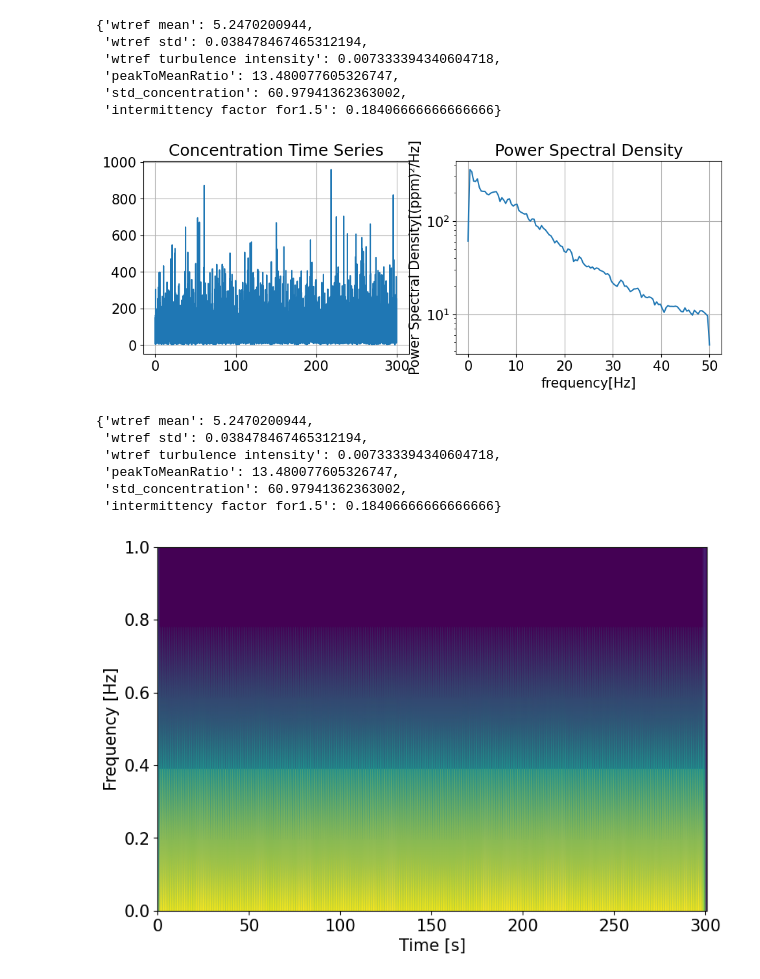
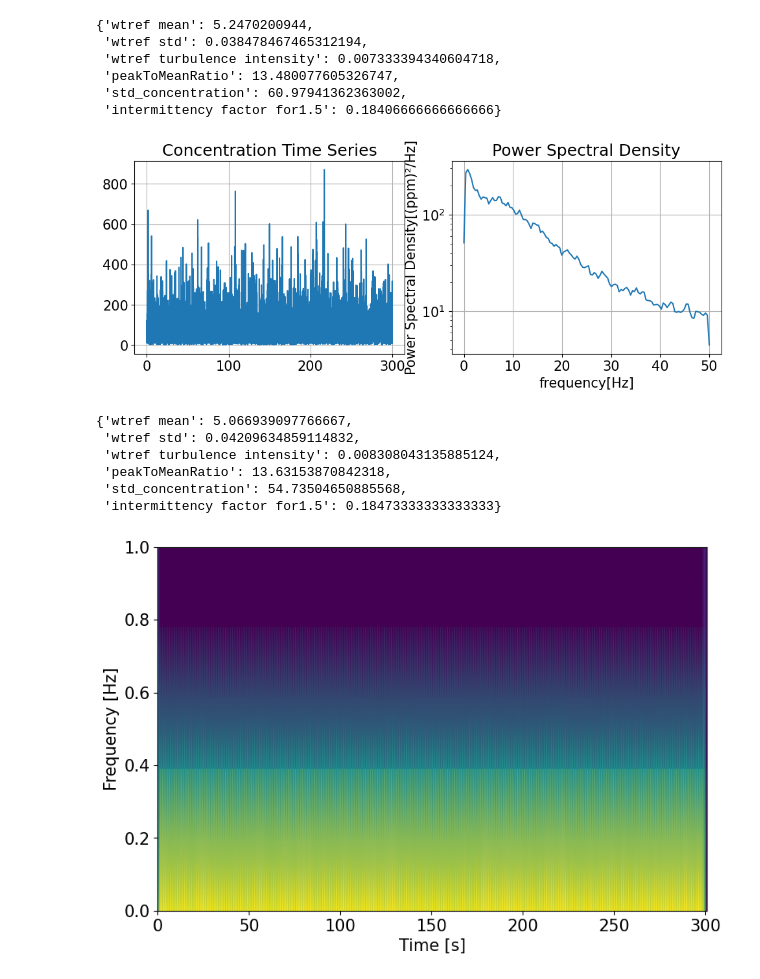
Before and after one commit to noradoralaexploradora/windtunnelsofware, a Jupyter notebook: DataAnalysis.ipynb, the cells around one changed output. Drawn from its saved outputs; the diff is of its cells as text; code cells hidden in the pictures.

```diff
--- a/DataAnalysis.ipynb
+++ b/DataAnalysis.ipynb
@@ -26,7 +26,7 @@ import windtunnel as wt
 #Path to your input data
 #path = f"{path_dir}/Users/norakaiser/Masterthesis/testdata/raw_val"
 #/test_meas
-path = f"{path_dir}/measurements/Auswertung/x50y0z10"
+path = f"{path_dir}/measurements/Point1"
 # Name of your measurement files prefix
 namelist = ['UBA_thesis_']
 
@@ -48,7 +48,7 @@ output_path = f"{path}/results"
 #Name of csv file which contains ambient conditions data. Multiple diff. ambient conditions for diff datasets can be read-in at ones
 #If no file given or configuration wrong, the program ressorts to try reading-in given values manually below.
 #csv_file='ambient_conditions.csv'
-csv_file= f"{path}/ambient_conditions_allconf_x50y0z10.csv"
+csv_file= f"{path}/ambient_conditions_point1.csv"
 parameters_PerFolder = False  #True=for each folder/namelist entry new column, False: for each ts one column entry
 # %%
 #Variables and Parameters set for all ts, if no ambient_conditions.csv file overgiven
@@ -199,7 +199,8 @@ for name in namelist:
                                                temperature=temperature,
                                                calibration_curve=calibration_curve,
                                                mass_flow_controller=mass_flow_controller,
-                                               calibration_factor=calibration_factor, config_name=config_name)
+                                               calibration_factor=calibration_factor,
+                                               config_name=config_name)
 
 #wdir,0,5
 # %% [output]
@@ -386,27 +387,27 @@ conc_ts[name][file].analyze_concentration_fluctuations(dimensionless="False",
  'intermittency factor for1.5': 0.18406666666666666}
 # %%
 # Vorher explizit Intermittency berechnen – damit threshold richtig gesetzt wird
-conc_ts[name][file].calculate_intermittency(
+conc_ts[namelist[0]]["UBA_thesis_001.ts#2"].calculate_intermittency(
     threshold_type="ratio",         # oder "absolute"
     threshold_method="mean",        # oder "std"
     threshold_factor=1.5,
     dimensionless=False
 )
 
 # Jetzt sollte analyze... ohne Fehler laufen
-conc_ts[name][file].analyze_concentration_fluctuations(
+conc_ts[namelist[0]]["UBA_thesis_001.ts#2"].analyze_concentration_fluctuations(
     dimensionless=False,
     threshold_type="ratio",
     threshold_method="mean",
     intermittency_threshold=1.5)
 # %% [output]
-[figure, old version]
+[figure, new version]
-{'wtref mean': 5.2470200944,
- 'wtref std': 0.038478467465312194,
- 'wtref turbulence intensity': 0.007333394340604718,
- 'peakToMeanRatio': 13.480077605326747,
- 'std_concentration': 60.97941362363002,
- 'intermittency factor for1.5': 0.18406666666666666}
+{'wtref mean': 5.066939097766667,
+ 'wtref std': 0.04209634859114832,
+ 'wtref turbulence intensity': 0.008308043135885124,
+ 'peakToMeanRatio': 13.63153870842318,
+ 'std_concentration': 54.73504650885568,
+ 'intermittency factor for1.5': 0.18473333333333333}
 # %%
 #Testing incorporation of STJF for intermittency (Sequential time join fourier, leaves time domain intact)
 #STFTs calculates sequential FFTs and can be used as a way of quantifying the change of a spectrum over time.
```
Also changed, not shown: parts of 16 cells of this notebook.
